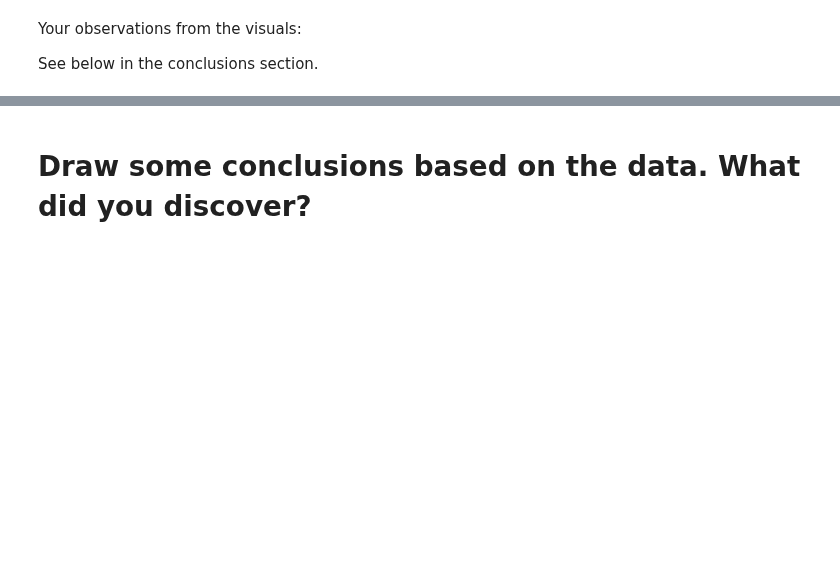
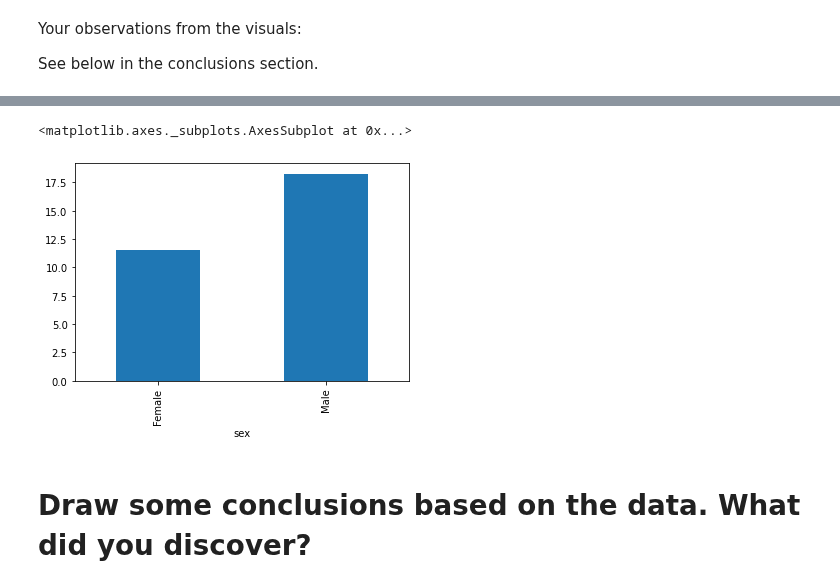
Before and after one commit to jlin246/Micro-credentials-Jan-2022-BSNS, a Jupyter notebook: python/Unit 3/Assignments/Unit3_Python_Advanced_Pandas_DataWrangling_Assignment.ipynb, the cells around one changed output, grey strips where cells are left out. Saved outputs shown, nothing was run; the diff lists cells and outputs as text; code cells hidden in the pictures; blank space fills up the shorter version.

```diff
--- a/python/Unit 3/Assignments/Unit3_Python_Advanced_Pandas_DataWrangling_Assignment.ipynb
+++ b/python/Unit 3/Assignments/Unit3_Python_Advanced_Pandas_DataWrangling_Assignment.ipynb
@@ -270,3 +278,9 @@ See below in the conclusions section.
+# %%
+#bar plot to compare average years of service for male and female workers
+df.groupby('sex')['yrs.service'].mean().plot(kind = 'bar')
+# %% [output]
+<matplotlib.axes._subplots.AxesSubplot at 0x...>
+[figure, added]
 # %% [markdown]
 # Draw some conclusions based on the data.  What did you discover?
 # %% [markdown]
```
Also changed, not shown: parts of 2 cells of this notebook.
